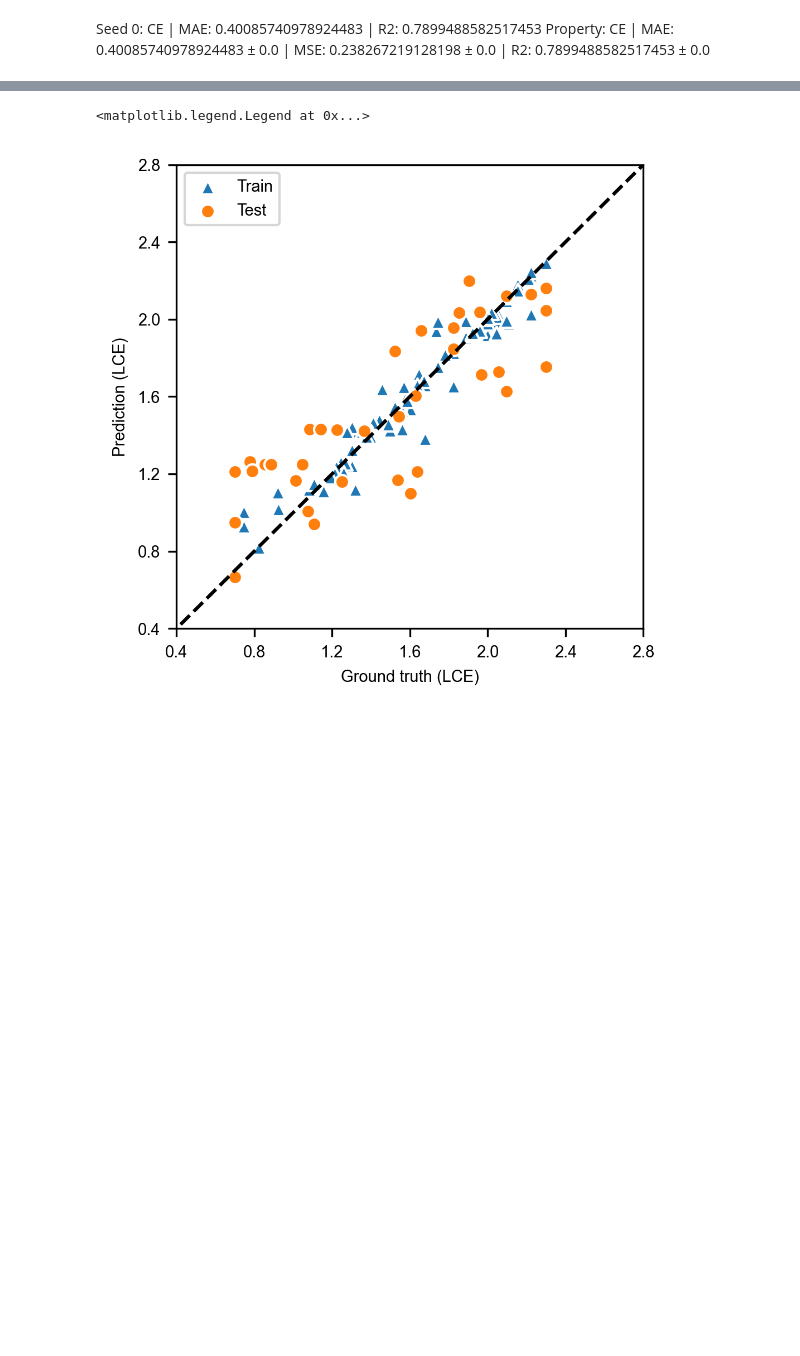
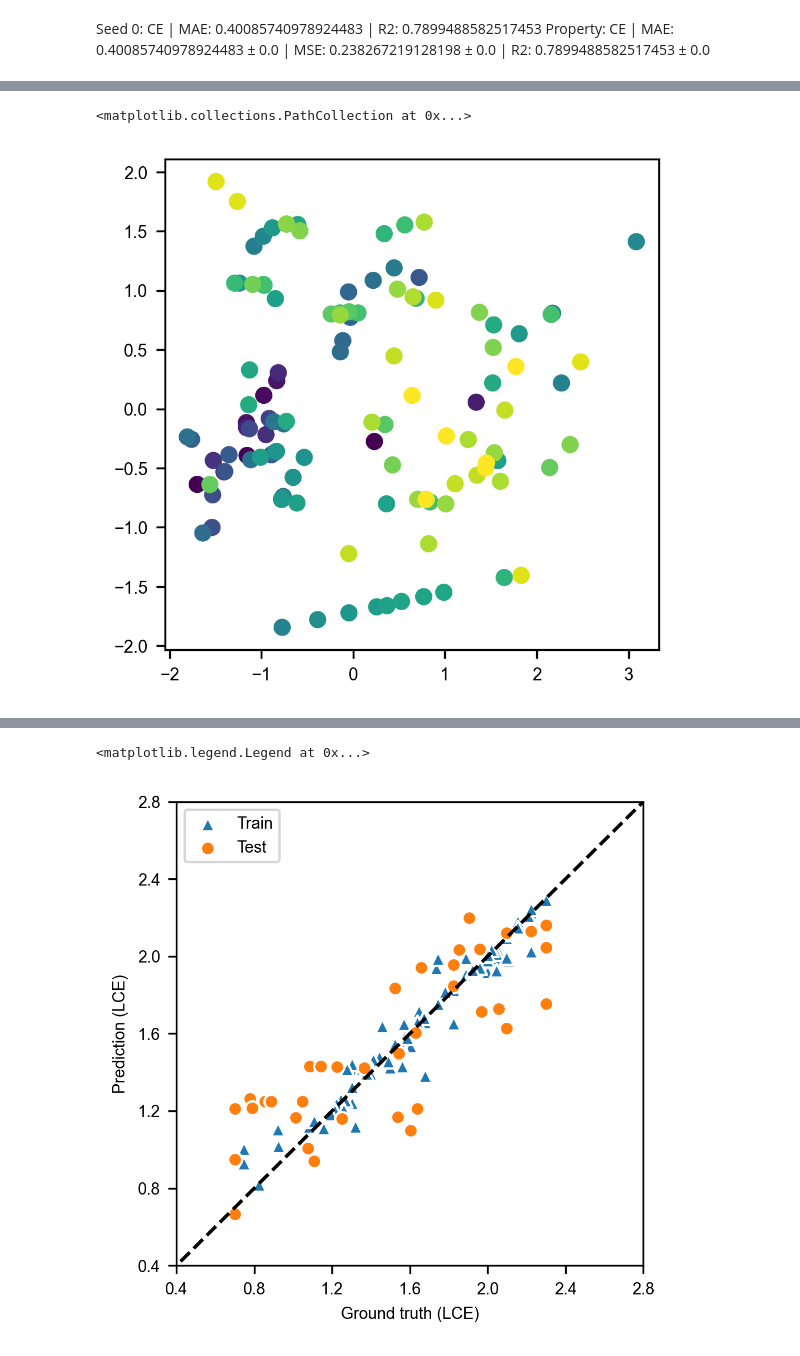
Before and after one commit to shuyayamazaki/HackNIP-kappa, a Jupyter notebook: feat/pnas_ce.ipynb, the cells around one changed output, grey strips where cells are left out. Saved outputs shown, nothing was run; the diff lists cells and outputs as text; code cells hidden in the pictures; blank space fills up the shorter version.

```diff
--- a/feat/pnas_ce.ipynb
+++ b/feat/pnas_ce.ipynb
@@ -280,7 +280,7 @@ feat = exp_features_concent(exp_parsed[0]['exp'], conformation=False, concentrat
 # 2. Prepare data and MLIP model
 # -------------------------------
 # Open a file to write outputs
-output_file = f"output/output_pnas_decode.txt"
+output_file = f"output/output_pnas_decode_3.txt"
 with open(output_file, "w") as out:
     orbff = pretrained.orb_v2(device=device)
     orbff.model.eval()
@@ -381,7 +370,7 @@ Property: CE | MAE: 0.40085740978924483 ± 0.0 | MSE: 0.238267219128198 ± 0.0 |
 # 2. Prepare data and MLIP model
 # -------------------------------
 # Open a file to write outputs
-output_file = f"output/output_pnas_decode_2.txt"
+output_file = f"output/output_pnas_decode_3.txt"
 with open(output_file, "w") as out:
     orbff = pretrained.orb_v2(device=device)
     orbff.model.eval()
@@ -463,0 +599,16 @@ Error processing SMILES {'C1COCO1': ['DOL', 40.15279481686619, 37.87999511025112
+# %%
+# PCA visualization
+from sklearn.decomposition import PCA
+import matplotlib.pyplot as plt
+import matplotlib as mpl
+# Arial 7pt
+plt.rc('font', family='Arial', size=7)
+mpl.rcParams['figure.dpi'] = 300  # 원하는 DPI 값
+
+pca = PCA(n_components=2)
+X_pca = pca.fit_transform(X)
+plt.figure(figsize=(3.6,3.6))
+plt.scatter(X_pca[:,0], X_pca[:,1], c=Y)
+# %% [output]
+<matplotlib.collections.PathCollection at 0x...>
+[figure, added]
```
Also changed, not shown: parts of 8 cells of this notebook, 3 other files.
